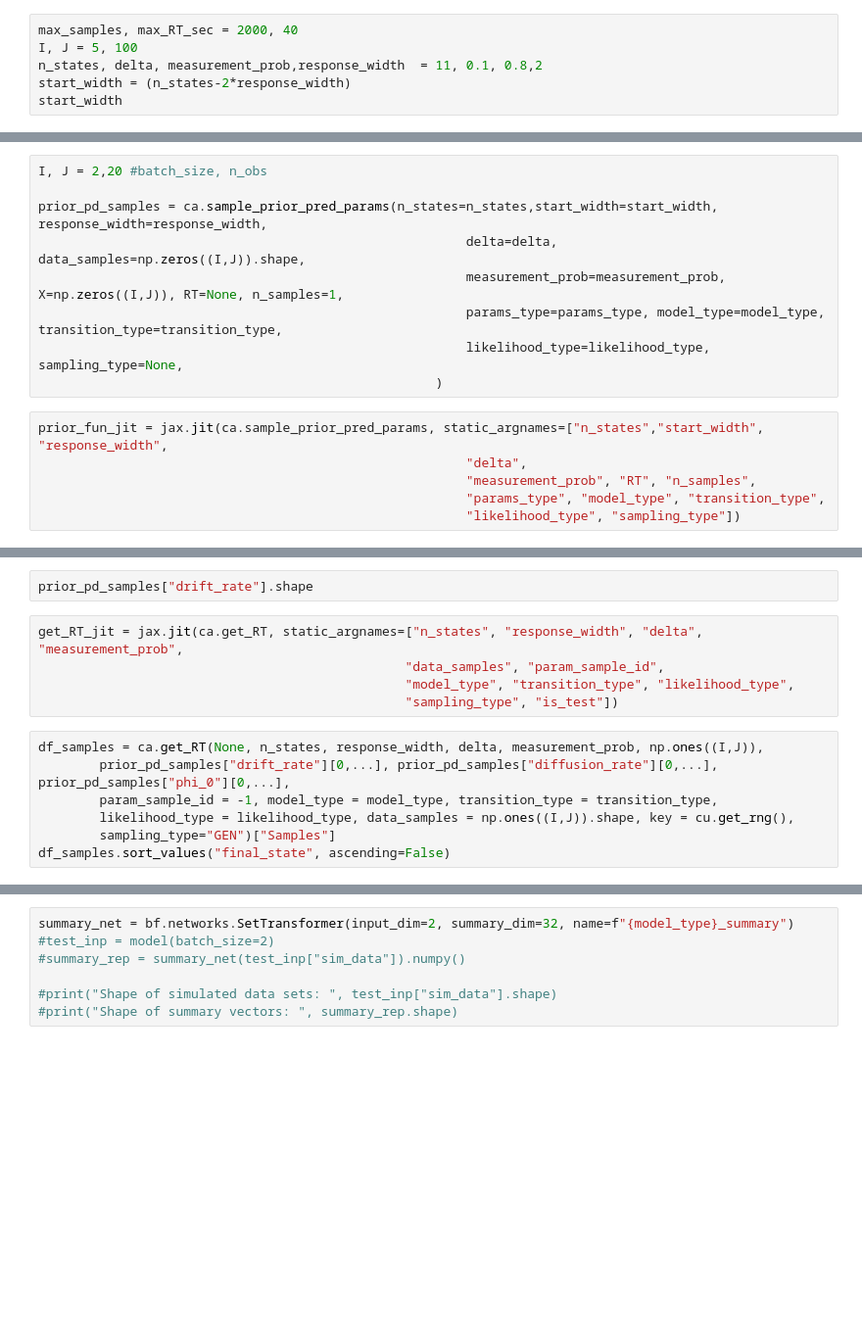
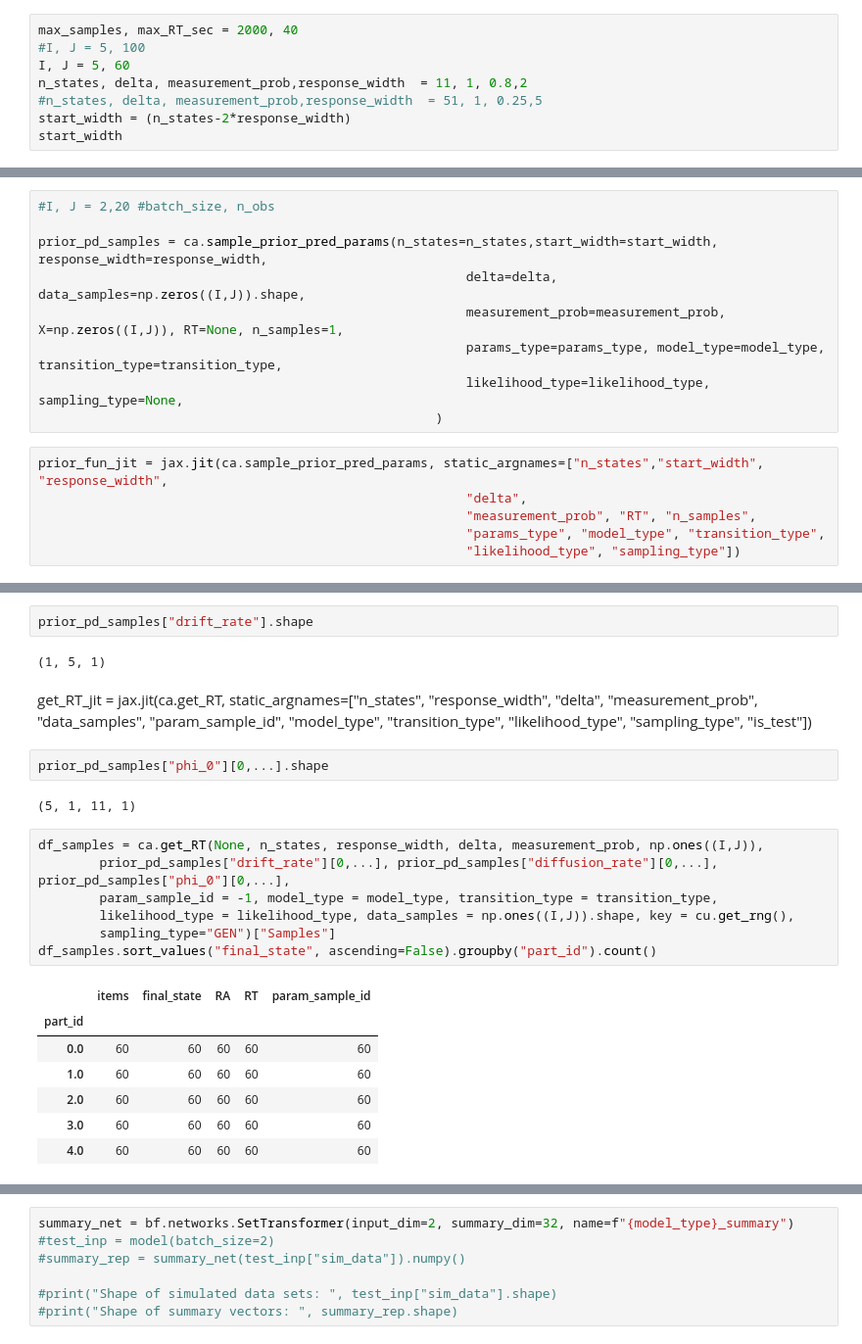
Before and after one commit to rkmalaiya/stochastic_cognitive_dynamics, a Jupyter notebook: poc/amortized_random_walk.ipynb, the cells around one changed output, grey strips where cells are left out. Shown at 98% size. Drawn from its saved outputs; the diff is of its cells as text; blank space fills up the shorter version.

Commit message:
code for batch mode

```diff
--- a/poc/amortized_random_walk.ipynb
+++ b/poc/amortized_random_walk.ipynb
@@ -13,7 +13,9 @@ import matplotlib.pyplot as plt
 np.tile(1,(10,100)).shape
 # %%
 max_samples, max_RT_sec = 2000, 40
-I, J = 5, 100
-n_states, delta, measurement_prob,response_width  = 11, 0.1, 0.8,2
+#I, J = 5, 100
+I, J = 5, 60
+n_states, delta, measurement_prob,response_width  = 11, 1, 0.8,2
+#n_states, delta, measurement_prob,response_width  = 51, 1, 0.25,5
 start_width = (n_states-2*response_width)
 start_width
@@ -123,5 +131,5 @@ likelihood_type
 # %%
-I, J = 2,20 #batch_size, n_obs
+#I, J = 2,20 #batch_size, n_obs
 
 prior_pd_samples = ca.sample_prior_pred_params(n_states=n_states,start_width=start_width, response_width=response_width,
                                                         delta=delta, data_samples=np.zeros((I,J)).shape,
@@ -146,17 +172,31 @@ prior_fun_jit(n_states=n_states,start_width=start_width, response_width=response
 # %%
 prior_pd_samples["drift_rate"].shape
+# %% [output]
+(1, 5, 1)
-# %%
-get_RT_jit = jax.jit(ca.get_RT, static_argnames=["n_states", "response_width", "delta", "measurement_prob",
-                                                "data_samples", "param_sample_id",
-                                                "model_type", "transition_type", "likelihood_type",
-                                                "sampling_type", "is_test"])
+# %% [markdown]
+get_RT_jit = jax.jit(ca.get_RT, static_argnames=["n_states", "response_width", "delta", "measurement_prob",
+                                                "data_samples", "param_sample_id",
+                                                "model_type", "transition_type", "likelihood_type",
+                                                "sampling_type", "is_test"])
+# %%
+prior_pd_samples["phi_0"][0,...].shape
+# %% [output]
+(5, 1, 11, 1)
 # %%
 df_samples = ca.get_RT(None, n_states, response_width, delta, measurement_prob, np.ones((I,J)),
         prior_pd_samples["drift_rate"][0,...], prior_pd_samples["diffusion_rate"][0,...], prior_pd_samples["phi_0"][0,...],
         param_sample_id = -1, model_type = model_type, transition_type = transition_type,
         likelihood_type = likelihood_type, data_samples = np.ones((I,J)).shape, key = cu.get_rng(),
         sampling_type="GEN")["Samples"]
-df_samples.sort_values("final_state", ascending=False)
+df_samples.sort_values("final_state", ascending=False).groupby("part_id").count()
+# %% [output]
+|  | items | final_state | RA | RT | param_sample_id |
+| part_id |  |  |  |  |  |
+| 0.0 | 60 | 60 | 60 | 60 | 60 |
+| 1.0 | 60 | 60 | 60 | 60 | 60 |
+| 2.0 | 60 | 60 | 60 | 60 | 60 |
+| 3.0 | 60 | 60 | 60 | 60 | 60 |
+| 4.0 | 60 | 60 | 60 | 60 | 60 |
 # %%
 PARAM_NAMES = ["v", r"$\sigma$"] + [f"$\phi_{{{s}}}$" for s in range(1,n_states+1)]
 PARAM_NAMES
```
Also changed, not shown: parts of 27 cells of this notebook.
